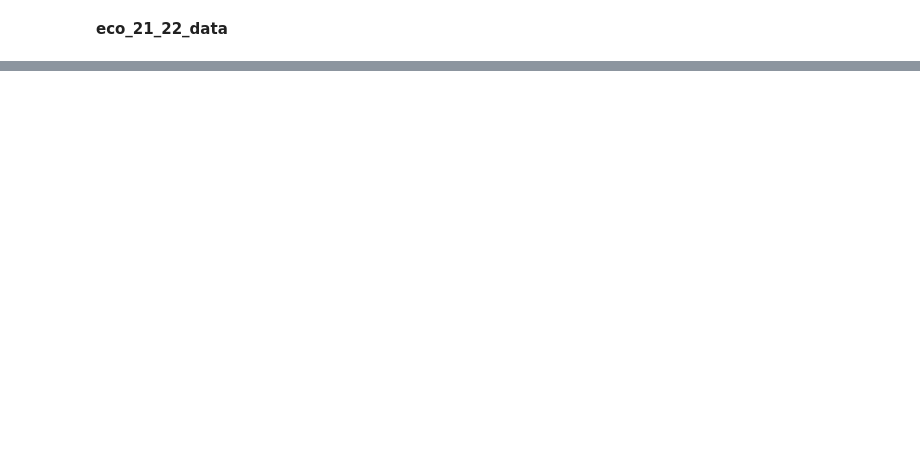
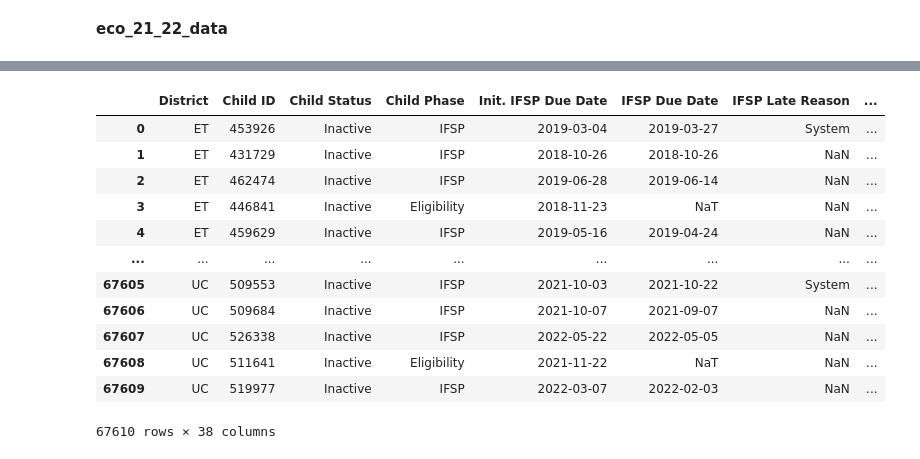
Before and after one commit to NSS-Data-Analytics-Cohort-7/didd-newbalancesonthebloc, a Jupyter notebook: Notebooks/DIDD Sarah M.ipynb, the cells around one changed output, grey strips where cells are left out. Cells and saved outputs as stored; diff of their text form; code cells hidden in the pictures; blank space fills up the shorter version.

```diff
--- a/Notebooks/DIDD Sarah M.ipynb
+++ b/Notebooks/DIDD Sarah M.ipynb
@@ -41,2 +123,19 @@ eco_21_22_data.head()
+# %%
+eco_21_22_data.rename(columns = {'Init. Elig. Category': 'Init_Elig_Cat'}, inplace=True)
+eco_21_22_data
+# %% [output]
+|  | District | Child ID | Child Status | Child Phase | Init. IFSP Due Date | IFSP Due Date | IFSP Late Reason | ... |
+| 0 | ET | 453926 | Inactive | IFSP | 2019-03-04 | 2019-03-27 | System | ... |
+| 1 | ET | 431729 | Inactive | IFSP | 2018-10-26 | 2018-10-26 | NaN | ... |
+| 2 | ET | 462474 | Inactive | IFSP | 2019-06-28 | 2019-06-14 | NaN | ... |
+| 3 | ET | 446841 | Inactive | Eligibility | 2018-11-23 | NaT | NaN | ... |
+| 4 | ET | 459629 | Inactive | IFSP | 2019-05-16 | 2019-04-24 | NaN | ... |
+| ... | ... | ... | ... | ... | ... | ... | ... | ... |
+| 67605 | UC | 509553 | Inactive | IFSP | 2021-10-03 | 2021-10-22 | System | ... |
+| 67606 | UC | 509684 | Inactive | IFSP | 2021-10-07 | 2021-09-07 | NaN | ... |
+| 67607 | UC | 526338 | Inactive | IFSP | 2022-05-22 | 2022-05-05 | NaN | ... |
+| 67608 | UC | 511641 | Inactive | Eligibility | 2021-11-22 | NaT | NaN | ... |
+| 67609 | UC | 519977 | Inactive | IFSP | 2022-03-07 | 2022-02-03 | NaN | ... |
+67610 rows × 38 columns
 # %%
 eco_21_22_data.info()
```
Also changed, not shown: parts of 43 cells of this notebook, 1 other file.
